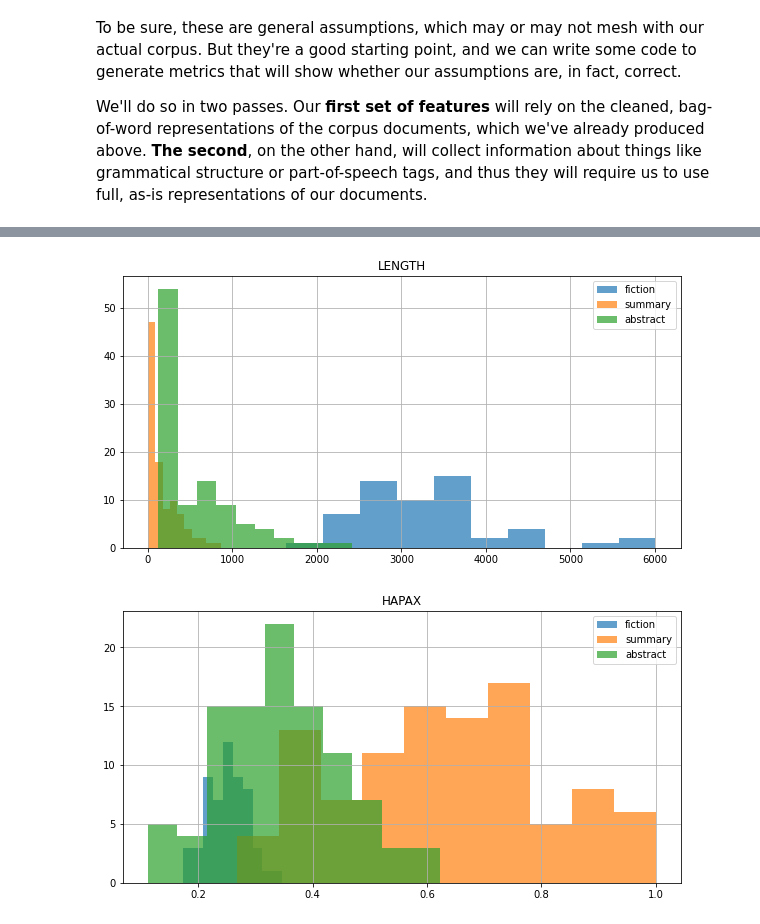
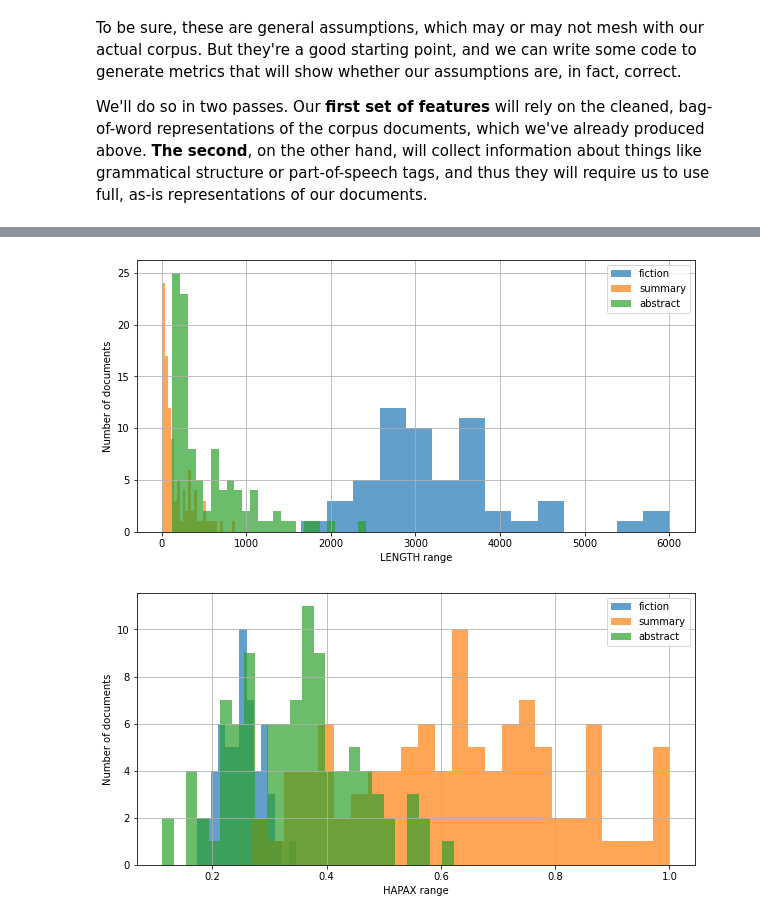
Before and after one commit to ucdavisdatalab/workshop_nlp_with_python, a Jupyter notebook: 03_classification-and-feature-engineering.ipynb, the cells around one changed output, grey strips where cells are left out. Drawn from its saved outputs; the diff is of its cells as text; code cells hidden in the pictures.

```diff
--- a/03_classification-and-feature-engineering.ipynb
+++ b/03_classification-and-feature-engineering.ipynb
@@ -80,13 +80,13 @@ paths.sort()
 labels = []
 for path in paths:
     if re.findall('fiction', path):
-        labels.append(0)
+        labels.append(1)
     elif re.findall('summaries', path):
-        labels.append(1)
+        labels.append(2)
     else:
-        labels.append(2)
+        labels.append(3)
 
-label_dict = {0: 'fiction', 1: 'summary', 2: 'abstract'}
+label_dict = {1: 'fiction', 2: 'summary', 3: 'abstract'}
 # %% [markdown]
 ### Lazy loading
 
@@ -209,16 +208,15 @@ Now that we have two methods of generating metrics about our corpus, let's run e
 # %%
 import pandas as pd
 
-features = []
+basic_features = []
 for doc, label in zip(cleaned, labels):
-    doc_len = doc_length(doc)
+    doc_len = len(doc)
     hapax = hapax_richness(doc, doc_len)
-    features.append({
+    basic_features.append({
         'LENGTH': doc_len,
         'HAPAX': hapax,
         'LABEL': label
     })
 
-features = pd.DataFrame(features)
-features['LABEL_NAME'] = features['LABEL'].replace(label_dict)
-features.sample(5)
+basic_features = pd.DataFrame(basic_features)
+basic_features['LABEL_NAME'] = basic_features['LABEL'].replace(label_dict)
@@ -244,18 +275,20 @@ features[['HAPAX', 'LABEL']].corr()
 # %%
 import matplotlib.pyplot as plt
 
 def graph_dist(df, feature, groupby='LABEL', label_dict=label_dict):
     fig, ax = plt.subplots(figsize=(10,5))
 
     for (i, d) in df.groupby(groupby):
-        d[feature].hist(ax=ax, label=i, alpha=0.7)
+        n_bins = round(len(d) * .25)
+        d[feature].hist(ax=ax, label=i, alpha=0.7, bins=n_bins)
         ax.legend(list(label_dict.values()))
-        ax.set_title(feature)
+        ax.set_ylabel("Number of documents")
+        ax.set_xlabel(f"{feature} range")
 
     return fig
 
 for feat in ['LENGTH', 'HAPAX']:
-    graph_dist(features, feat);
+    graph_dist(basic_features, feat);
 # %% [output]
-[figure, old version]
+[figure, new version]
-[figure, old version]
+[figure, new version]
```
Also changed, not shown: parts of 45 cells of this notebook, 1 other file.
